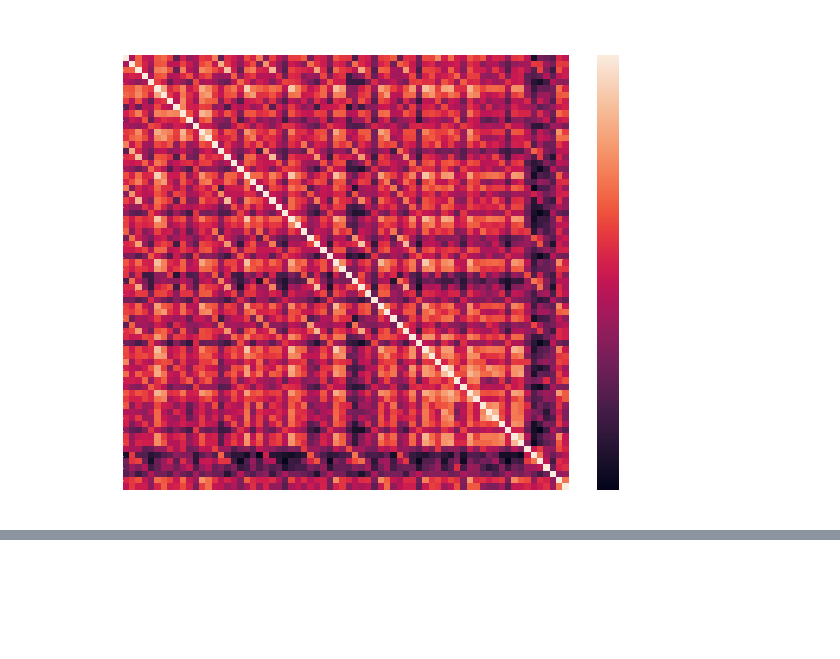
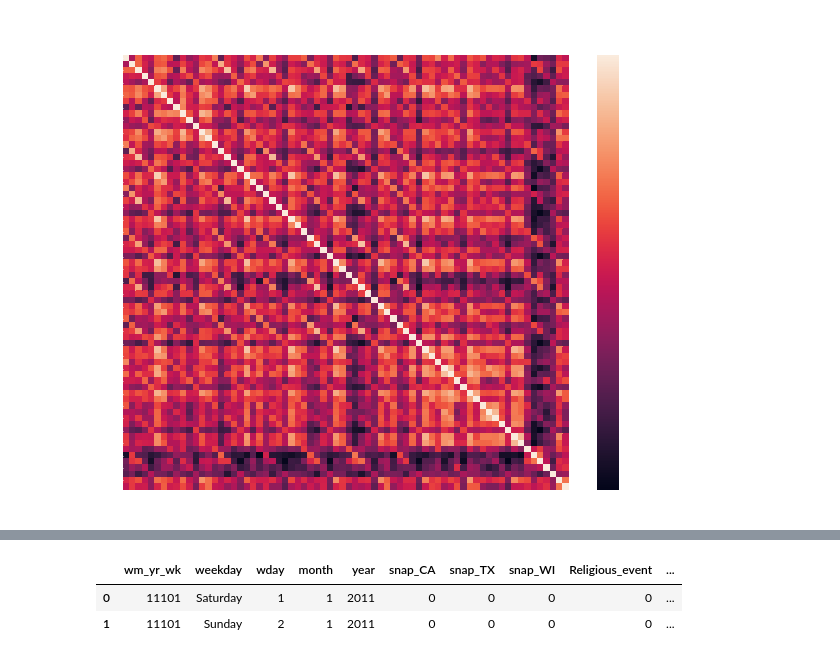
Before and after one commit to IvanStrazov/M5-Forecasting, a Jupyter notebook: M5.ipynb, the cells around one changed output, grey strips where cells are left out. Cells and saved outputs as stored; diff of their text form; code cells hidden in the pictures; blank space fills up the shorter version.

```diff
--- a/M5.ipynb
+++ b/M5.ipynb
@@ -94,0 +116,35 @@ plt.show();
+# %%
+def calendar_transform():
+    '''
+    Загрузка и преобразование датасета календаря
+    '''
+
+    # Загрузка
+    with ZipFile('m5-forecasting-accuracy.zip') as z:
+        calendar = pd.read_csv(z.open('calendar.csv'))
+
+    # Дамми переменные по типам праздников
+    def dummy_event(x, event_type):
+        if x.event_type_1 == event_type or x.event_type_2 == event_type:
+            return 1
+        else:
+            return 0
+    for i in ['Religious', 'National', 'Cultural', 'Sporting']:
+        calendar['%s_event'%i] = calendar.apply(lambda x: dummy_event(x, i), axis=1)
+
+    # Integer номер дня
+    calendar['day'] = calendar.d.apply(lambda x: int(x[2:]))
+
+    # Удаление лишнего
+    calendar = calendar.drop(['event_name_1', 'event_type_1', 'event_name_2', 'event_type_2',
+                              'd', 'date'],
+                             axis=1)
+
+    return calendar
+# %%
+calendar = calendar_transform()
+calendar.head(2)
+# %% [output]
+|  | wm_yr_wk | weekday | wday | month | year | snap_CA | snap_TX | snap_WI | Religious_event | ... |
+| 0 | 11101 | Saturday | 1 | 1 | 2011 | 0 | 0 | 0 | 0 | ... |
+| 1 | 11101 | Sunday | 2 | 1 | 2011 | 0 | 0 | 0 | 0 | ... |
```
Also changed, not shown: parts of 5 cells of this notebook.
